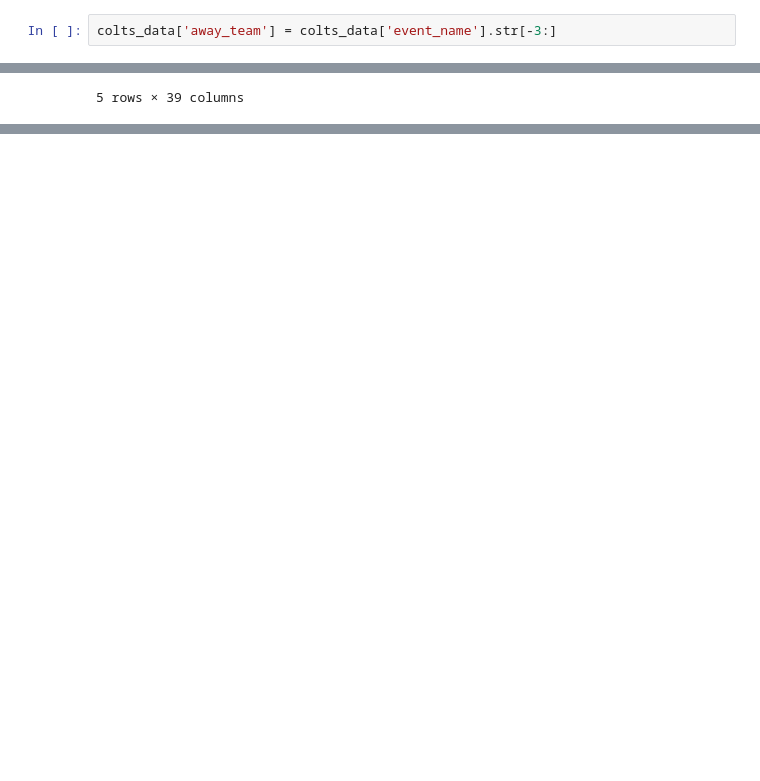
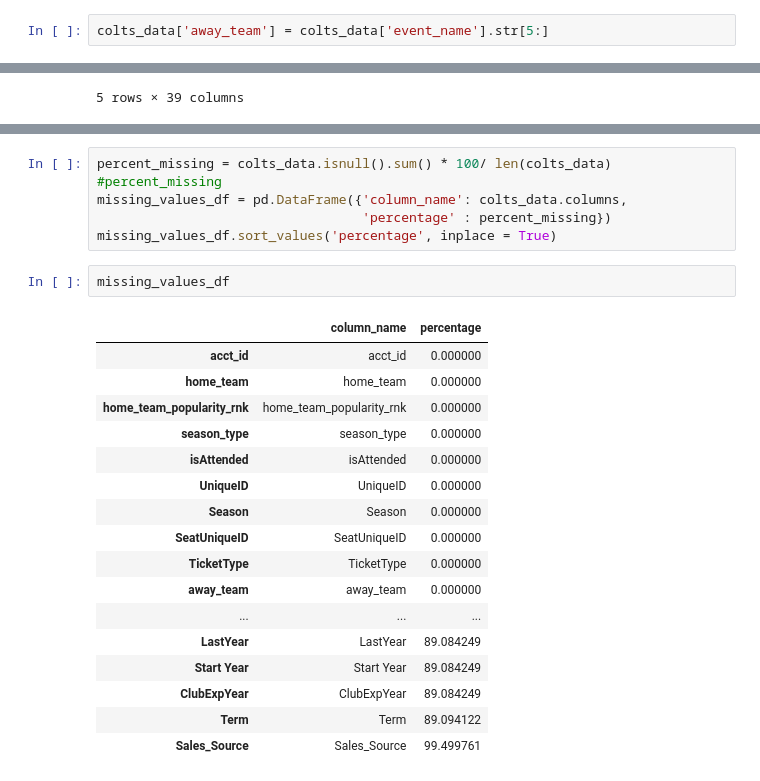
Before and after one commit to pondyasha/NFL_Attendence_Prediction, a Jupyter notebook: colts_analysis.ipynb, the cells around one changed output, grey strips where cells are left out. Cells and saved outputs as stored; diff of their text form; blank space fills up the shorter version.

Commit message:
check on missing values

```diff
--- a/colts_analysis.ipynb
+++ b/colts_analysis.ipynb
@@ -242,4 +254,4 @@ colts_data['home_team_popularity_rnk'] = 20
 # %%
 colts_data['home_team'] = 'CLT'
 # %%
-colts_data['away_team'] = colts_data['event_name'].str[-3:]
+colts_data['away_team'] = colts_data['event_name'].str[5:]
@@ -291,0 +381,26 @@ KeyError: "['away_team_social_media_ranking'] not found in axis"
+# %%
+percent_missing = colts_data.isnull().sum() * 100/ len(colts_data)
+#percent_missing
+missing_values_df = pd.DataFrame({'column_name': colts_data.columns,
+                                  'percentage' : percent_missing})
+missing_values_df.sort_values('percentage', inplace = True)
+# %%
+missing_values_df
+# %% [output]
+|  | column_name | percentage |
+| acct_id | acct_id | 0.000000 |
+| home_team | home_team | 0.000000 |
+| home_team_popularity_rnk | home_team_popularity_rnk | 0.000000 |
+| season_type | season_type | 0.000000 |
+| isAttended | isAttended | 0.000000 |
+| UniqueID | UniqueID | 0.000000 |
+| Season | Season | 0.000000 |
+| SeatUniqueID | SeatUniqueID | 0.000000 |
+| TicketType | TicketType | 0.000000 |
+| away_team | away_team | 0.000000 |
+| ... | ... | ... |
+| LastYear | LastYear | 89.084249 |
+| Start Year | Start Year | 89.084249 |
+| ClubExpYear | ClubExpYear | 89.084249 |
+| Term | Term | 89.094122 |
+| Sales_Source | Sales_Source | 99.499761 |
```
Also changed, not shown: parts of 10 cells of this notebook.
